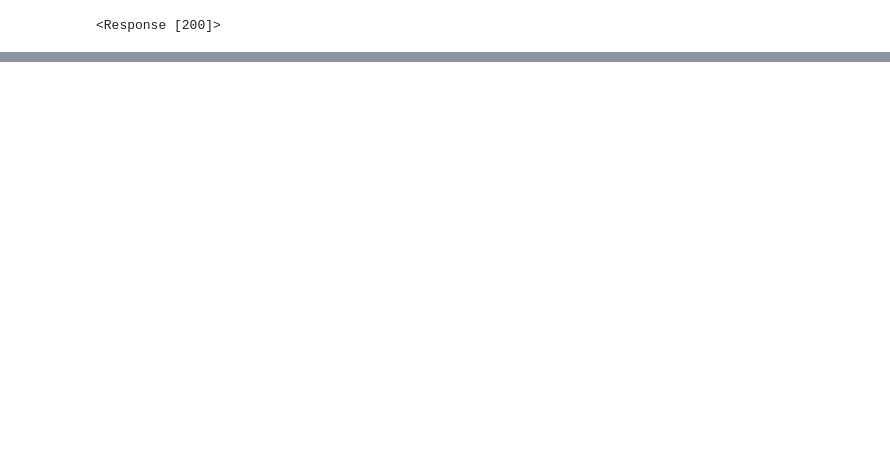
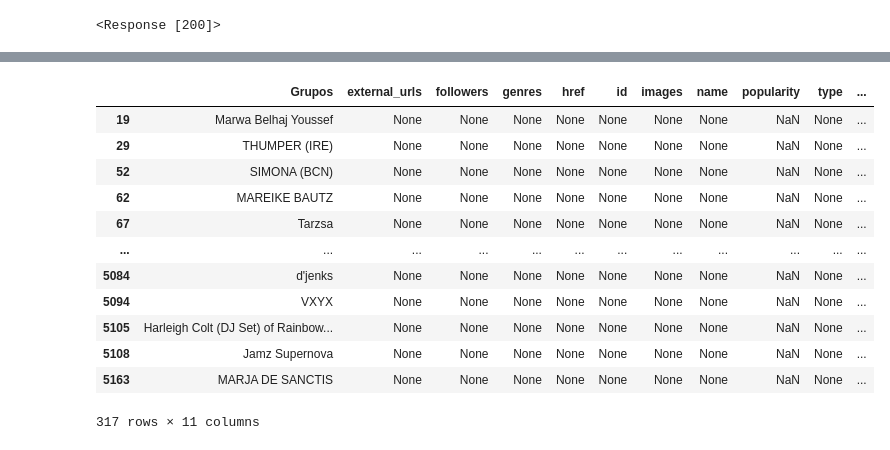
Before and after one commit to gusavato/3_IRONHACK_ETL, a Jupyter notebook: jupyter/Spotify.ipynb, the cells around one changed output, grey strips where cells are left out. Drawn from its saved outputs; the diff is of its cells as text; code cells hidden in the pictures; blank space fills up the shorter version.

```diff
--- a/jupyter/Spotify.ipynb
+++ b/jupyter/Spotify.ipynb
@@ -28,13 +30,3 @@ response = rq.get(url,headers=headers)
 response
 # %% [output]
 <Response [200]>
-# %%
-# Todos los albumes publicados en españa el último año
-url = 'https://api.spotify.com/v1/search?q=year%252023&type=album&limit=50&offset=0'
-releases = []
-while url !=None:
-    response = rq.get(url,headers=headers)
-    rjson = response.json()['albums']
-    releases += rjson['items']
-    url = rjson['next']
-len(releases)
@@ -42,0 +33,24 @@ len(releases)
+# %%
+grupos = pd.read_csv('../data/grupos.csv')
+# %%
+consulta = [x.replace(' ','+') for x in grupos.Grupos]
+artist_info = []
+for artist in consulta:
+    response = rq.get(f'https://api.spotify.com/v1/search?q=artist%3A{artist}&type=artist',headers=headers)
+    try:
+        artist_info.append(response.json()['artists']['items'][0])
+    except:
+        artist_info.append({'external_urls': None,
+                            'followers': None,
+                            'genres': None,
+                            'href': None,
+                            'id': None,
+                            'images' : None,
+                            'name' : None,
+                            'popularity' : None,
+                            'type' : None,
+                            'uri' : None,
+                           })
+# %%
+grupos = pd.concat([grupos,pd.DataFrame(artist_info)],axis=1)
+grupos
@@ -42,0 +73,16 @@ len(releases)
+# %%
+grupos[grupos.id.isna()]
+# %% [output]
+|  | Grupos | external_urls | followers | genres | href | id | images | name | popularity | type | ... |
+| 19 | Marwa Belhaj Youssef | None | None | None | None | None | None | None | NaN | None | ... |
+| 29 | THUMPER (IRE) | None | None | None | None | None | None | None | NaN | None | ... |
+| 52 | SIMONA (BCN) | None | None | None | None | None | None | None | NaN | None | ... |
+| 62 | MAREIKE BAUTZ | None | None | None | None | None | None | None | NaN | None | ... |
+| 67 | Tarzsa | None | None | None | None | None | None | None | NaN | None | ... |
+| ... | ... | ... | ... | ... | ... | ... | ... | ... | ... | ... | ... |
+| 5084 | d'jenks | None | None | None | None | None | None | None | NaN | None | ... |
+| 5094 | VXYX | None | None | None | None | None | None | None | NaN | None | ... |
+| 5105 | Harleigh Colt (DJ Set) of Rainbow... | None | None | None | None | None | None | None | NaN | None | ... |
+| 5108 | Jamz Supernova | None | None | None | None | None | None | None | NaN | None | ... |
+| 5163 | MARJA DE SANCTIS | None | None | None | None | None | None | None | NaN | None | ... |
+317 rows × 11 columns
```
Also changed, not shown: parts of 7 cells of this notebook, 8 other files.
